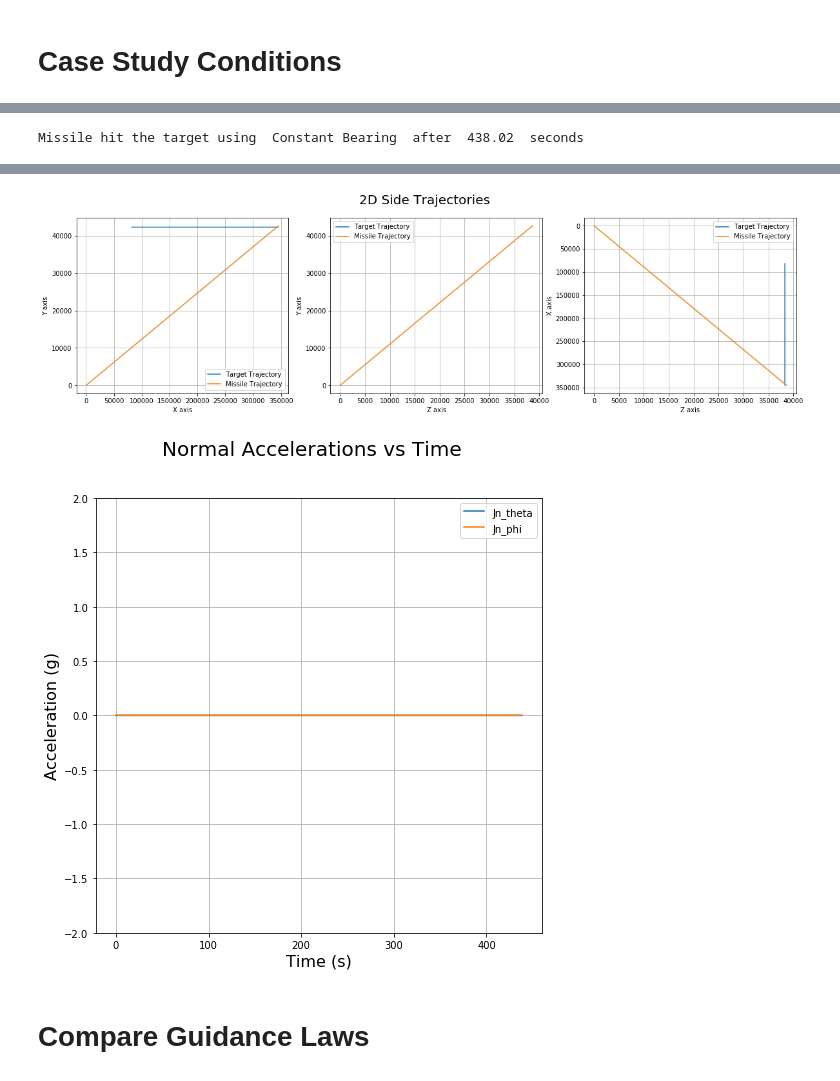
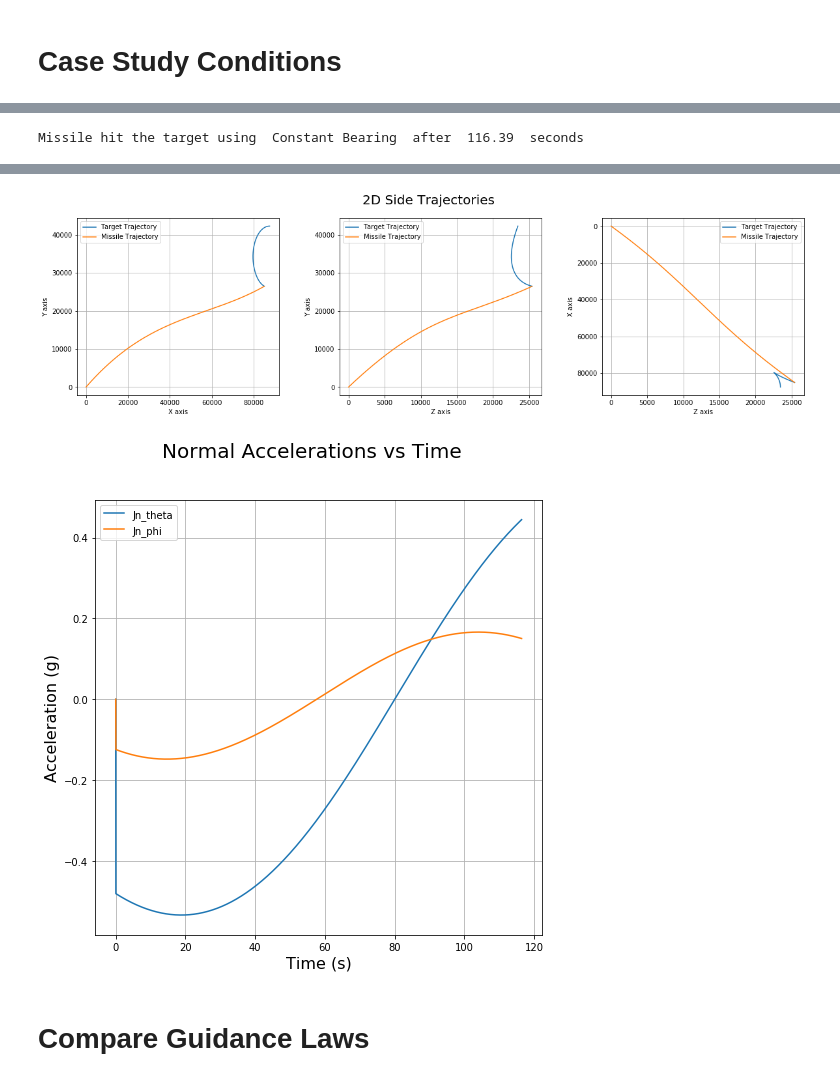
Before and after one commit to Abdelrahman350/Guidance, a Jupyter notebook: Homing Missile's Guidance Simulation.ipynb, the cells around one changed output, grey strips where cells are left out. Cells and saved outputs as stored; diff of their text form; code cells hidden in the pictures.

Commit message:
Add Manuver

```diff
--- a/Homing Missile's Guidance Simulation.ipynb
+++ b/Homing Missile's Guidance Simulation.ipynb
@@ -166,7 +166,7 @@ class Simulation:
         xm, zm, ym = zip(*missile_position)
         fig = plt.figure(figsize=(20, 5))
         fig.suptitle(title, fontsize=20)
-        fig.subplots_adjust(hspace=0.2, wspace=0.2)
+        fig.subplots_adjust(hspace=0.2, wspace=0.3)
         plt.subplot(1, 3, 1)
         plt.xlabel('X axis', fontsize=10)
         plt.ylabel('Y axis', fontsize=10)
@@ -195,7 +195,7 @@ class Simulation:
         fig.suptitle(title, fontsize=20)
         plt.xlabel('Time (s)', fontsize=16)
         plt.ylabel('Acceleration (g)', fontsize=16)
-        plt.ylim(-2, 2)
+        #plt.ylim(-5, 5)
         plt.plot(time, Jn_theta, label='Jn_theta')
         plt.plot(time, Jn_phi, label='Jn_phi')
         plt.legend()
@@ -251,6 +251,8 @@ class Simulation:
                 missile.phi = sigma[0] - asin( target.v*sin(sigma[0]-target.phi)*cos(target.theta) / (missile.v*cos(missile.theta)) )
                 while(e > 0.00000000000001):
                     thetaM_i = atan( (cos(sigma[0]-missile.phi)*sin(epsilon[0]) - target.v*(cos(target.theta)*cos(sigma[0]-target.phi)*sin(epsilon[0])-sin(target.theta)*cos(epsilon[0]))/(missile.v*cos(missile.theta))) / cos(epsilon[0]) )
+                    if target.v*sin(sigma[0]-target.phi)*cos(target.theta) / (missile.v*cos(missile.theta)) > 1:
+                        print(target.v*sin(sigma[0]-target.phi)*cos(target.theta)," ", (missile.v*cos(missile.theta)))
                     phiM_i = sigma[0] - asin( target.v*sin(sigma[0]-target.phi)*cos(target.theta) / (missile.v*cos(missile.theta)) )
                     e = abs(missile.theta-thetaM_i) + abs(missile.phi-phiM_i)
                     missile.theta = thetaM_i
@@ -262,8 +264,9 @@ class Simulation:
             if manuver_target == True:
                 maxdef = 5 * self.dt
                 mindef = 1 * self.dt
-                dtheta_t = radians(random.uniform(mindef, maxdef))
-                dphi_t = radians(random.uniform(mindef, maxdef))
+                dtheta_t = 5 / target.v#(random.uniform(mindef, maxdef))
+                dphi_t = 1 / target.v#radians(random.uniform(mindef, maxdef))
+                target.update(0, dtheta_t, dphi_t, self.dt)
             else:
                 target.update(0, dtheta_t, dphi_t, self.dt)
 
@@ -357,7 +360,7 @@ class Simulation:
             D_d, epsilon_d, sigma_d = Solver()
             updateObservation()
 
-            missDistance = 80
+            missDistance = 150
             if Guidance_Law == "Porportional Navigation":
                 missDistance *= 0.5
             if abs(D[i]) < missDistance:
@@ -426,18 +429,18 @@ Missile hit the target using  Porportional Navigation  after  258.69  seconds
 # %%
 D0 = 100000
 epsilon0 = 25
-sigma0 = 25
-VT = 600
+sigma0 = 15
+VT = 200
 VM = 800
 dt = 0.01
 tf = 1000
-theta_t = 0
+theta_t = 180
 phi_t = 0
 S = 1
-manuver_target = False
+manuver_target = True
 
 G = 3
 caseGeneral = Simulation(D0, epsilon0, sigma0, VT, VM, dt, tf, theta_t, phi_t)
 target, missile, t, Jtheta, Jphi, time = caseGeneral.simulation(G, S, manuver_target, plot = True)
 # %% [output]
-Missile hit the target using  Constant Bearing  after  438.02  seconds
+Missile hit the target using  Constant Bearing  after  116.39  seconds
@@ -445,5 +448,5 @@ Missile hit the target using  Constant Bearing  after  438.02  seconds
-[figure, old version]
+[figure, new version]
-[figure, old version]
+[figure, new version]
 # %% [markdown]
 # Compare Guidance Laws
 # %%
```
Also changed, not shown: parts of 27 cells of this notebook.
